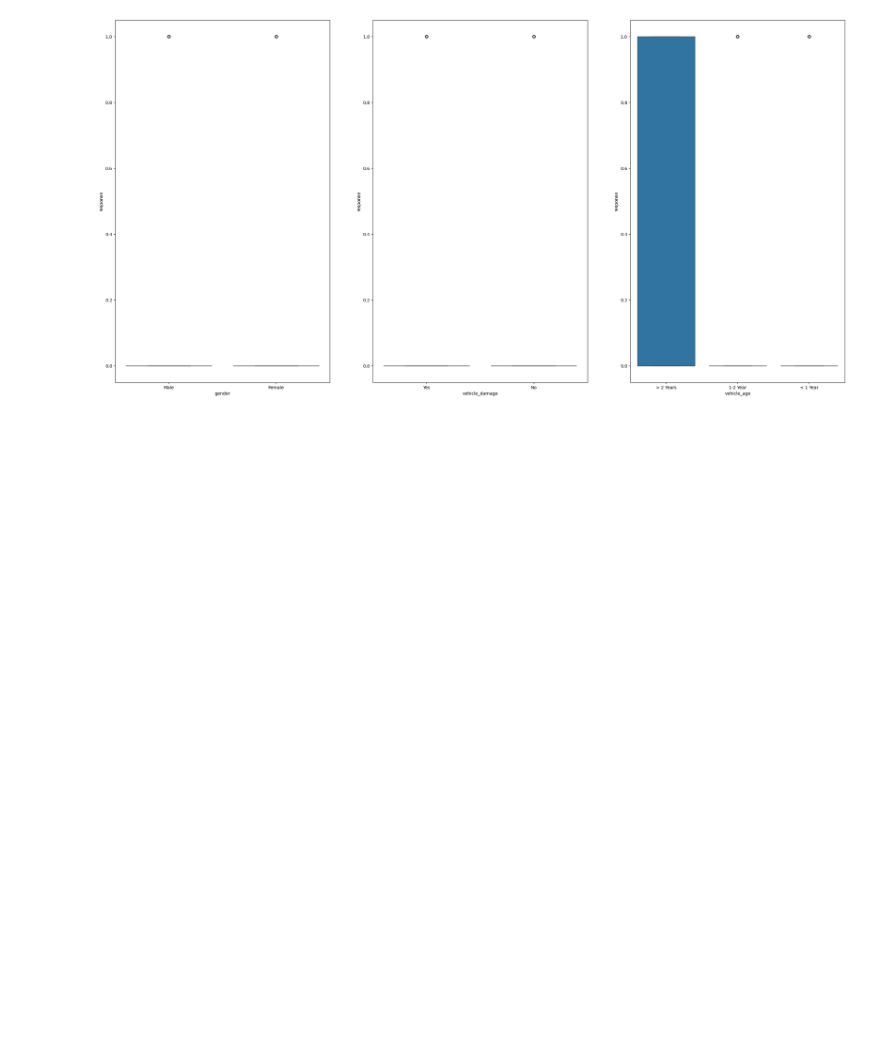
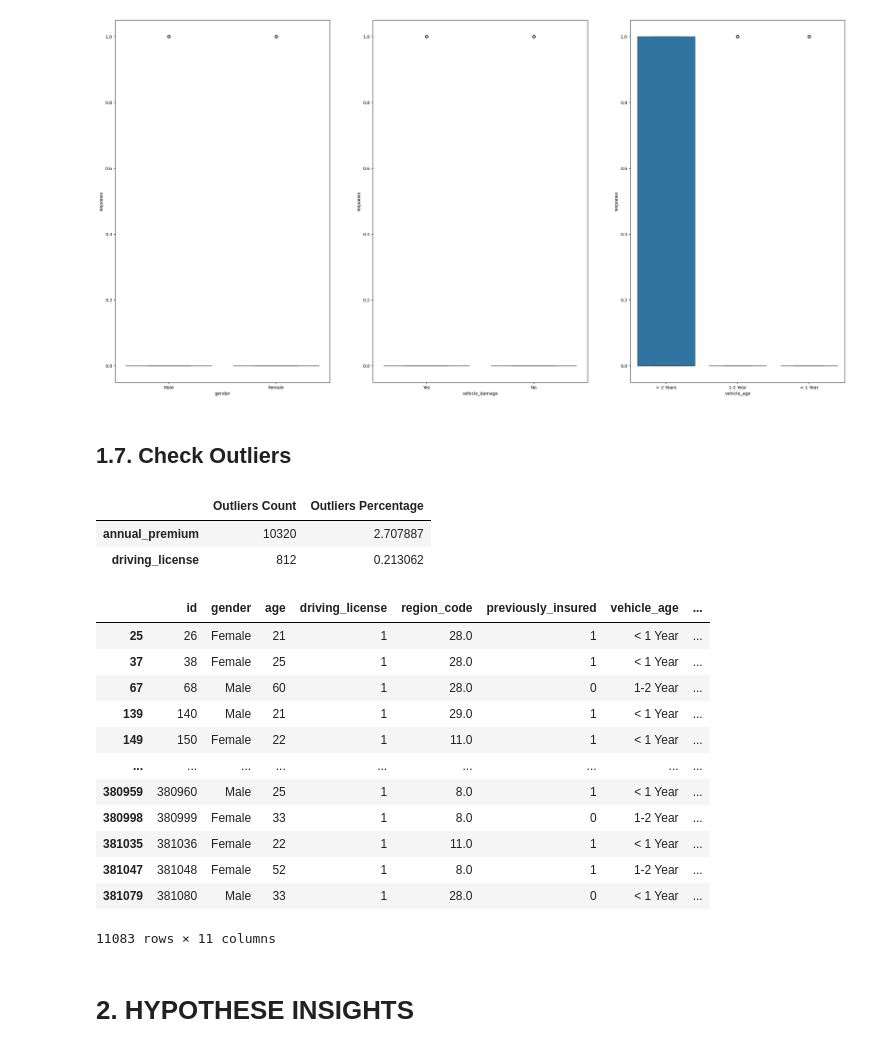
Before and after one commit to lfaferreira/predict-health-insurance-cross-sell, a Jupyter notebook: notebooks/cicle1_health_insurance_cross_sell_prediction.ipynb, the cells around one changed output. Saved outputs shown, nothing was run; the diff lists cells and outputs as text; code cells hidden in the pictures; blank space fills up the shorter version.

```diff
--- a/cicle1_health_insurance_cross_sell.ipynb
+++ b/notebooks/cicle1_health_insurance_cross_sell_prediction.ipynb
@@ -46,7 +50,35 @@ def get_descriptive_info(data):
+# %%
+def find_and_analyze_outliers(data):
+    num_attributes = get_numerical_attributes(data)
+
+    Q1 = num_attributes.quantile(0.25)
+    Q3 = num_attributes.quantile(0.75)
+    IQR = Q3 - Q1
+
+    inf_lim = Q1 - 1.5 * IQR
+    sup_lim = Q3 + 1.5 * IQR
+
+    outliers = ((num_attributes < inf_lim) | (num_attributes > sup_lim))
+
+    outliers_count = outliers.sum()
+    outliers_percentage = (outliers_count / len(num_attributes)) * 100
+
+    df_outliers = data[outliers.any(axis=1)]
+
+    df_outliers_analyze = pd.DataFrame({
+        'Outliers Count' : outliers_count,
+        'Outliers Percentage' : outliers_percentage
+    })
+
+    df_outliers_analyze = df_outliers_analyze[df_outliers_analyze['Outliers Count'] > 0]
+
+    df_outliers_analyze = df_outliers_analyze.sort_values(by='Outliers Count', ascending = False)
+
+    return df_outliers, df_outliers_analyze
 # %% [markdown]
 ## 0.3. Loading Data
 # %%
-df_train_raw = pd.read_csv('data/train.csv', low_memory=False)
+df_train_raw = pd.read_csv('../data/train.csv', low_memory=False)
 # %% [markdown]
 # 1. DESCRIPTION DATA
 # %%
@@ -171,3 +219,31 @@ sns.boxplot(x='vehicle_age', y='response', data=df1)
 # %% [output]
 <Axes: xlabel='vehicle_age', ylabel='response'>
 [figure]
+# %% [markdown]
+## 1.7. Check Outliers
+# %%
+df_outliers, df_outliers_analyze = find_and_analyze_outliers(df1.drop(columns=['response']))
+# %%
+df_outliers_analyze
+# %% [output]
+|  | Outliers Count | Outliers Percentage |
+| annual_premium | 10320 | 2.707887 |
+| driving_license | 812 | 0.213062 |
+# %%
+df_outliers
+# %% [output]
+|  | id | gender | age | driving_license | region_code | previously_insured | vehicle_age | ... |
+| 25 | 26 | Female | 21 | 1 | 28.0 | 1 | < 1 Year | ... |
+| 37 | 38 | Female | 25 | 1 | 28.0 | 1 | < 1 Year | ... |
+| 67 | 68 | Male | 60 | 1 | 28.0 | 0 | 1-2 Year | ... |
+| 139 | 140 | Male | 21 | 1 | 29.0 | 1 | < 1 Year | ... |
+| 149 | 150 | Female | 22 | 1 | 11.0 | 1 | < 1 Year | ... |
+| ... | ... | ... | ... | ... | ... | ... | ... | ... |
+| 380959 | 380960 | Male | 25 | 1 | 8.0 | 1 | < 1 Year | ... |
+| 380998 | 380999 | Female | 33 | 1 | 8.0 | 0 | 1-2 Year | ... |
+| 381035 | 381036 | Female | 22 | 1 | 11.0 | 1 | < 1 Year | ... |
+| 381047 | 381048 | Female | 52 | 1 | 8.0 | 1 | 1-2 Year | ... |
+| 381079 | 381080 | Male | 33 | 1 | 28.0 | 0 | < 1 Year | ... |
+11083 rows × 11 columns
+# %% [markdown]
+# 2. HYPOTHESE INSIGHTS
```
Also changed, not shown: parts of 10 cells of this notebook.
